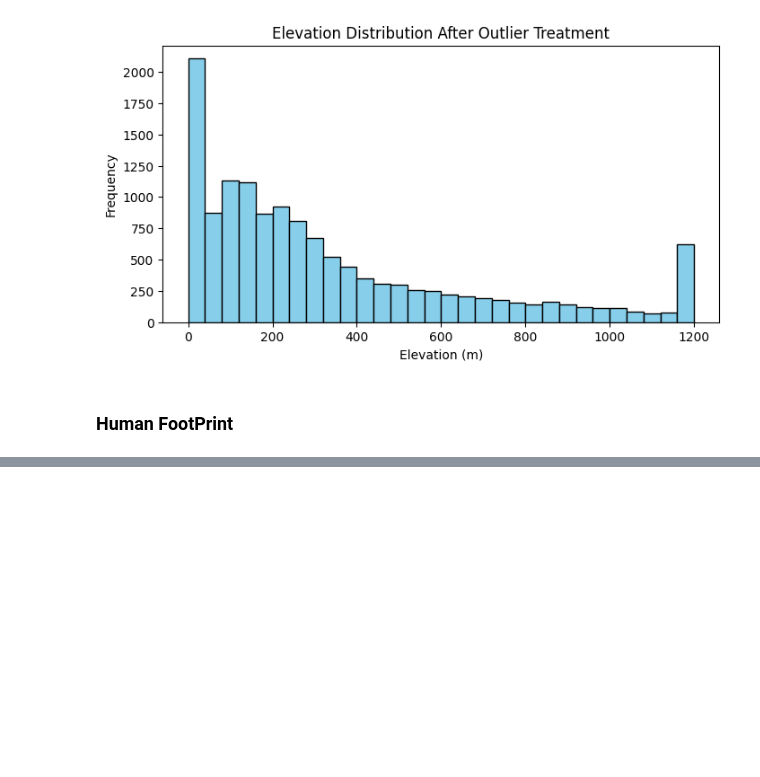
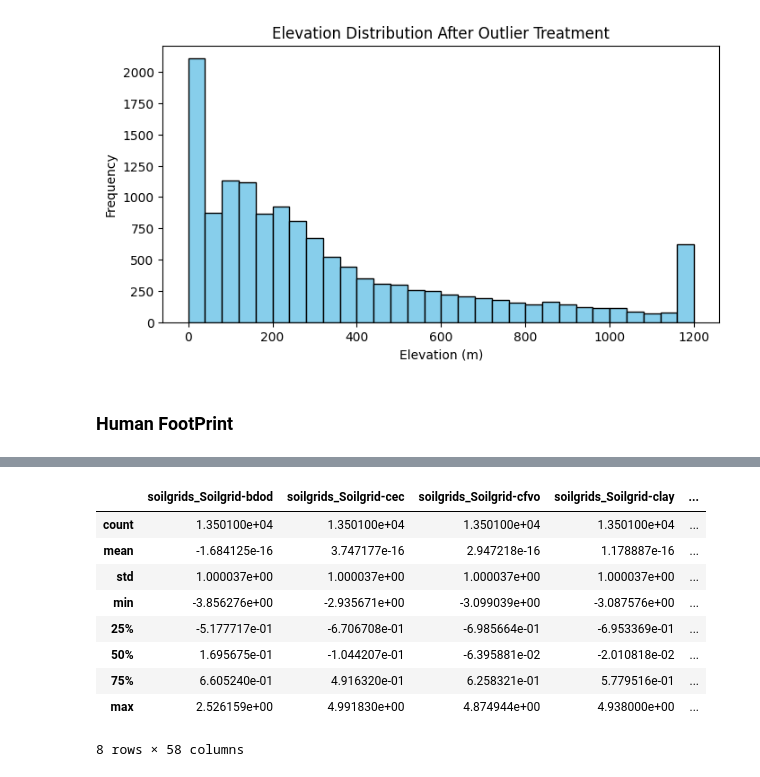
Before and after one commit to emanuel-gf/PlantNet-Species-ML-Project, a Jupyter notebook: milestone_part1.ipynb, the cells around one changed output, grey strips where cells are left out. Saved outputs shown, nothing was run; the diff lists cells and outputs as text; code cells hidden in the pictures; blank space fills up the shorter version.

```diff
--- a/milestone_part1.ipynb
+++ b/milestone_part1.ipynb
@@ -507,0 +599,13 @@ LandUse is a qualitative variable and there is no variable however
+# %%
+X_processed_df.describe()
+# %% [output]
+|  | soilgrids_Soilgrid-bdod | soilgrids_Soilgrid-cec | soilgrids_Soilgrid-cfvo | soilgrids_Soilgrid-clay | ... |
+| count | 1.350100e+04 | 1.350100e+04 | 1.350100e+04 | 1.350100e+04 | ... |
+| mean | -1.684125e-16 | 3.747177e-16 | 2.947218e-16 | 1.178887e-16 | ... |
+| std | 1.000037e+00 | 1.000037e+00 | 1.000037e+00 | 1.000037e+00 | ... |
+| min | -3.856276e+00 | -2.935671e+00 | -3.099039e+00 | -3.087576e+00 | ... |
+| 25% | -5.177717e-01 | -6.706708e-01 | -6.985664e-01 | -6.953369e-01 | ... |
+| 50% | 1.695675e-01 | -1.044207e-01 | -6.395881e-02 | -2.010818e-02 | ... |
+| 75% | 6.605240e-01 | 4.916320e-01 | 6.258321e-01 | 5.779516e-01 | ... |
+| max | 2.526159e+00 | 4.991830e+00 | 4.874944e+00 | 4.938000e+00 | ... |
+8 rows × 58 columns
```
Also changed, not shown: parts of 12 cells of this notebook.
